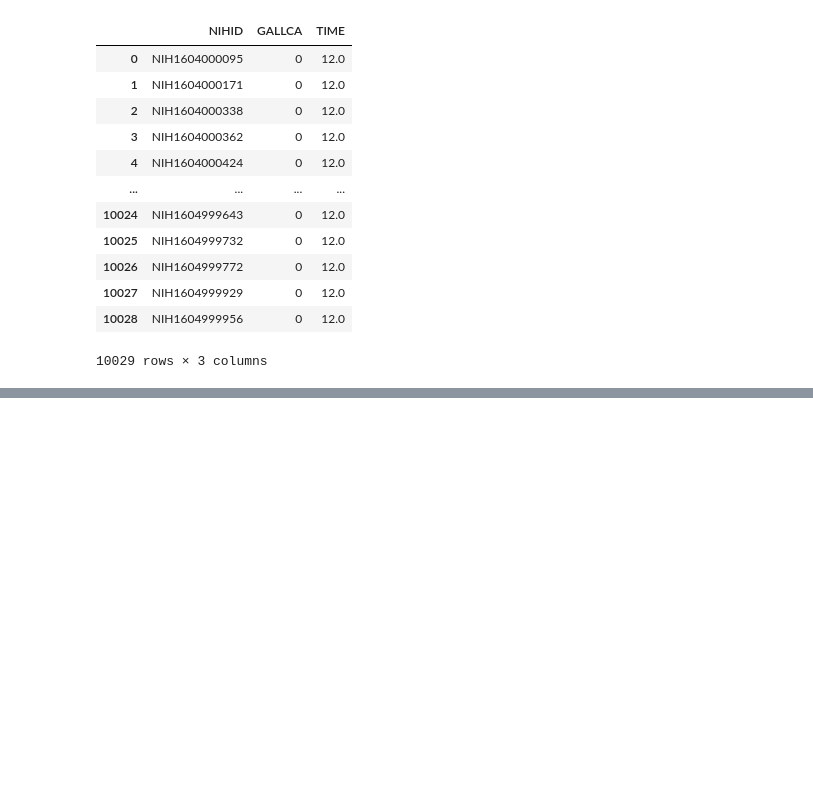
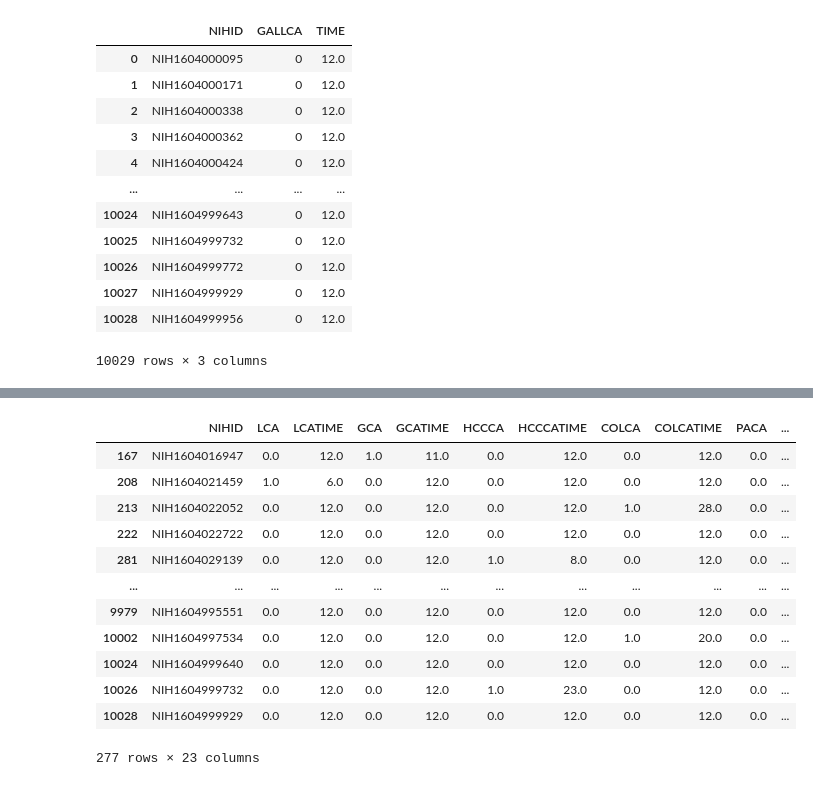
Before and after one commit to ZIO-KIM/SNUlab, a Jupyter notebook: Create Cancer.ipynb, the cells around one changed output, grey strips where cells are left out. Cells and saved outputs as stored; diff of their text form; code cells hidden in the pictures; blank space fills up the shorter version.

```diff
--- a/Create Cancer.ipynb
+++ b/Create Cancer.ipynb
@@ -343,0 +437,13 @@ k.to_csv('data\\Cancer\\GALLCA.csv', encoding = 'euc-kr', index = False)
+# %%
+for row in range(len(id)):
+    count = 0
+    i = 0
+    for col in id.columns:
+        i += 1
+        if (id[col][row] == 1) & (col in cancer_list):
+            id['Cancer'][row] = 1
+            id['Cancer Time'][row] = id.iloc[row, i]
+            print(id.iloc[row, i])
+            count += 1
+    if count == 0:
+        id['Cancer'][row] = 0
@@ -343,0 +500,18 @@ k.to_csv('data\\Cancer\\GALLCA.csv', encoding = 'euc-kr', index = False)
+# %%
+pd.reset_option("display.max_rows")
+# %%
+id.loc[id['Cancer'] == 1]
+# %% [output]
+|  | NIHID | LCA | LCATIME | GCA | GCATIME | HCCCA | HCCCATIME | COLCA | COLCATIME | PACA | ... |
+| 167 | NIH1604016947 | 0.0 | 12.0 | 1.0 | 11.0 | 0.0 | 12.0 | 0.0 | 12.0 | 0.0 | ... |
+| 208 | NIH1604021459 | 1.0 | 6.0 | 0.0 | 12.0 | 0.0 | 12.0 | 0.0 | 12.0 | 0.0 | ... |
+| 213 | NIH1604022052 | 0.0 | 12.0 | 0.0 | 12.0 | 0.0 | 12.0 | 1.0 | 28.0 | 0.0 | ... |
+| 222 | NIH1604022722 | 0.0 | 12.0 | 0.0 | 12.0 | 0.0 | 12.0 | 0.0 | 12.0 | 0.0 | ... |
+| 281 | NIH1604029139 | 0.0 | 12.0 | 0.0 | 12.0 | 1.0 | 8.0 | 0.0 | 12.0 | 0.0 | ... |
+| ... | ... | ... | ... | ... | ... | ... | ... | ... | ... | ... | ... |
+| 9979 | NIH1604995551 | 0.0 | 12.0 | 0.0 | 12.0 | 0.0 | 12.0 | 0.0 | 12.0 | 0.0 | ... |
+| 10002 | NIH1604997534 | 0.0 | 12.0 | 0.0 | 12.0 | 0.0 | 12.0 | 1.0 | 20.0 | 0.0 | ... |
+| 10024 | NIH1604999640 | 0.0 | 12.0 | 0.0 | 12.0 | 0.0 | 12.0 | 0.0 | 12.0 | 0.0 | ... |
+| 10026 | NIH1604999732 | 0.0 | 12.0 | 0.0 | 12.0 | 1.0 | 23.0 | 0.0 | 12.0 | 0.0 | ... |
+| 10028 | NIH1604999929 | 0.0 | 12.0 | 0.0 | 12.0 | 0.0 | 12.0 | 0.0 | 12.0 | 0.0 | ... |
+277 rows × 23 columns
```
Also changed, not shown: parts of 18 cells of this notebook, 5 other files.
